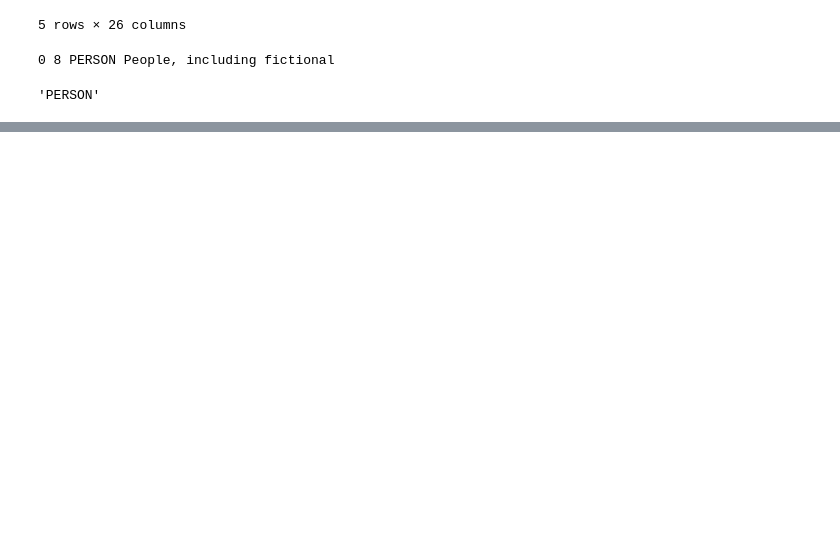
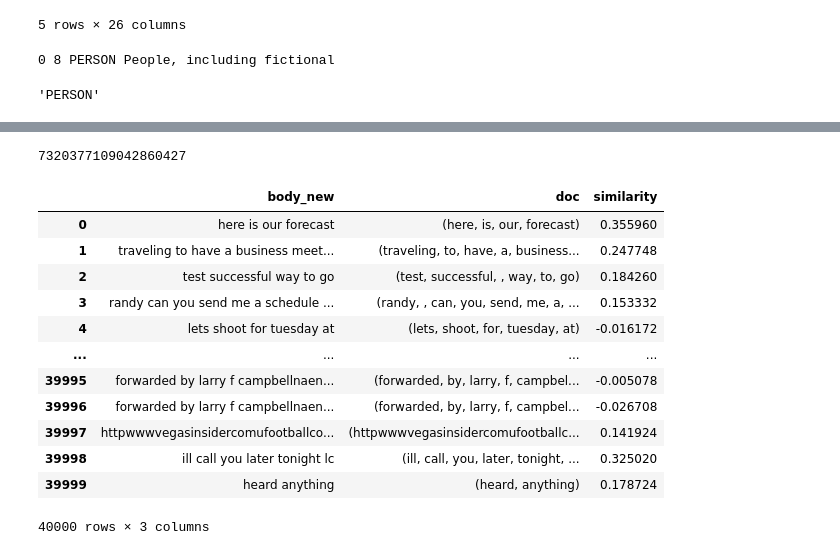
Before and after one commit to rgalindo-wl/mlops-bootcamp-capstone-emails, a Jupyter notebook: model/src/example.ipynb, the cells around one changed output, grey strips where cells are left out. Cells and saved outputs as stored; diff of their text form; code cells hidden in the pictures; blank space fills up the shorter version.

```diff
--- a/model/src/example.ipynb
+++ b/model/src/example.ipynb
@@ -308,0 +309,23 @@ enrample
+# %%
+doc.vocab.strings["intensidad"]
+# %% [output]
+7320377109042860427
+# %%
+text_to_compare = "You are a complete mess!"
+doc_to_compare = nlp(text_to_compare)
+enrample['similarity'] = enrample['doc'].apply( [ lambda x: doc_to_compare.similarity(x)])
+enrample[["body_new","doc","similarity"]]
+# %% [output]
+|  | body_new | doc | similarity |
+| 0 | here is our forecast | (here, is, our, forecast) | 0.355960 |
+| 1 | traveling to have a business meet... | (traveling, to, have, a, business... | 0.247748 |
+| 2 | test successful way to go | (test, successful, , way, to, go) | 0.184260 |
+| 3 | randy can you send me a schedule ... | (randy, , can, you, send, me, a, ... | 0.153332 |
+| 4 | lets shoot for tuesday at | (lets, shoot, for, tuesday, at) | -0.016172 |
+| ... | ... | ... | ... |
+| 39995 | forwarded by larry f campbellnaen... | (forwarded, by, larry, f, campbel... | -0.005078 |
+| 39996 | forwarded by larry f campbellnaen... | (forwarded, by, larry, f, campbel... | -0.026708 |
+| 39997 | httpwwwvegasinsidercomufootballco... | (httpwwwvegasinsidercomufootballc... | 0.141924 |
+| 39998 | ill call you later tonight lc | (ill, call, you, later, tonight, ... | 0.325020 |
+| 39999 | heard anything | (heard, anything) | 0.178724 |
+40000 rows × 3 columns
```
Also changed, not shown: parts of 24 cells of this notebook, 1 other file.
